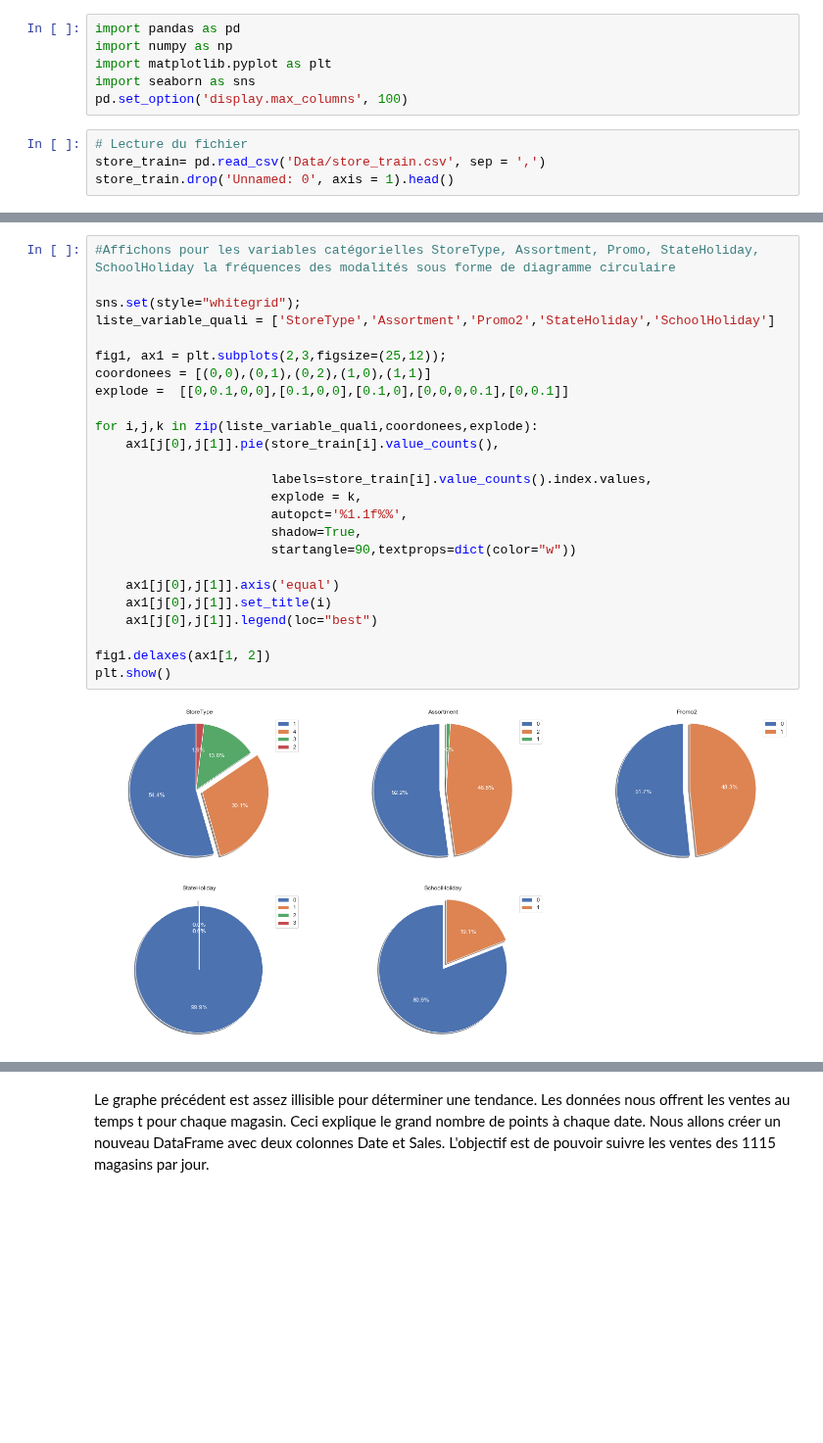
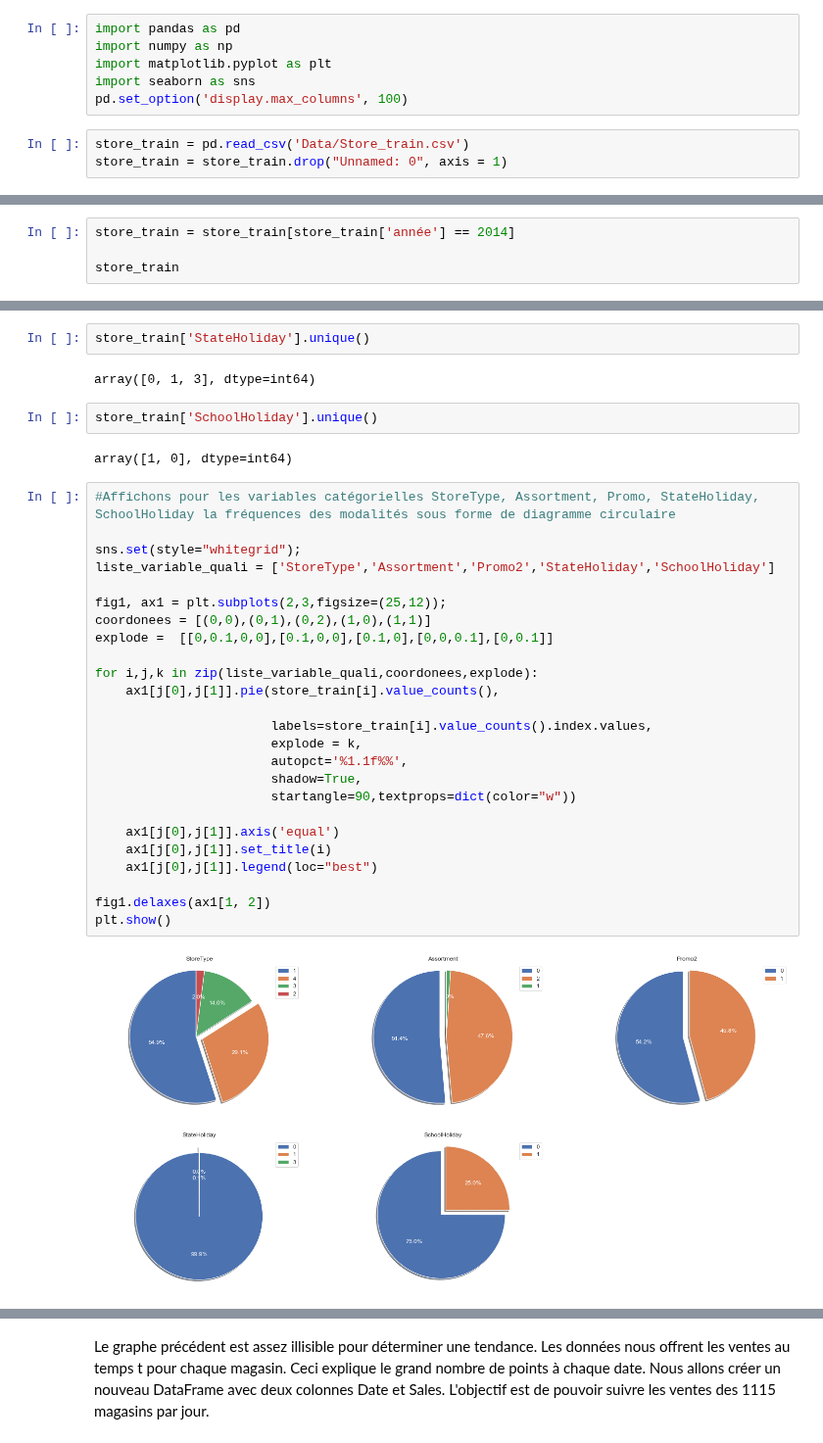
Before and after one commit to Hermann08/Rossman_store_storytelling, a Jupyter notebook: storytelling_1.ipynb, the cells around one changed output, grey strips where cells are left out. Shown at 98% size. Cells and saved outputs as stored; diff of their text form; blank space fills up the shorter version.

```diff
--- a/storytelling_1.ipynb
+++ b/storytelling_1.ipynb
@@ -5,6 +5,5 @@ import matplotlib.pyplot as plt
 import seaborn as sns
 pd.set_option('display.max_columns', 100)
 # %%
-# Lecture du fichier
-store_train= pd.read_csv('Data/store_train.csv', sep = ',')
-store_train.drop('Unnamed: 0', axis = 1).head()
+store_train = pd.read_csv('Data/Store_train.csv')
+store_train = store_train.drop("Unnamed: 0", axis = 1)
@@ -17,0 +10,4 @@ store_train.drop('Unnamed: 0', axis = 1).head()
+# %%
+store_train = store_train[store_train['année'] == 2014]
+
+store_train
@@ -18,28 +36,36 @@ store_train.drop('Unnamed: 0', axis = 1).head()
+# %%
+store_train['StateHoliday'].unique()
+# %% [output]
+array([0, 1, 3], dtype=int64)
+# %%
+store_train['SchoolHoliday'].unique()
+# %% [output]
+array([1, 0], dtype=int64)
 # %%
 #Affichons pour les variables catégorielles StoreType, Assortment, Promo, StateHoliday, SchoolHoliday la fréquences des modalités sous forme de diagramme circulaire
 
 sns.set(style="whitegrid");
 liste_variable_quali = ['StoreType','Assortment','Promo2','StateHoliday','SchoolHoliday']
 
 fig1, ax1 = plt.subplots(2,3,figsize=(25,12));
 coordonees = [(0,0),(0,1),(0,2),(1,0),(1,1)]
-explode =  [[0,0.1,0,0],[0.1,0,0],[0.1,0],[0,0,0,0.1],[0,0.1]]
+explode =  [[0,0.1,0,0],[0.1,0,0],[0.1,0],[0,0,0.1],[0,0.1]]
 
 for i,j,k in zip(liste_variable_quali,coordonees,explode):
     ax1[j[0],j[1]].pie(store_train[i].value_counts(),
 
                        labels=store_train[i].value_counts().index.values,
                        explode = k,
                        autopct='%1.1f%%',
                        shadow=True,
                        startangle=90,textprops=dict(color="w"))
 
     ax1[j[0],j[1]].axis('equal')
     ax1[j[0],j[1]].set_title(i)
     ax1[j[0],j[1]].legend(loc="best")
 
 fig1.delaxes(ax1[1, 2])
 plt.show()
 # %% [output]
-[figure, old version]
+[figure, new version]
 # %% [markdown]
```
Also changed, not shown: parts of 13 cells of this notebook, 1 other file.
